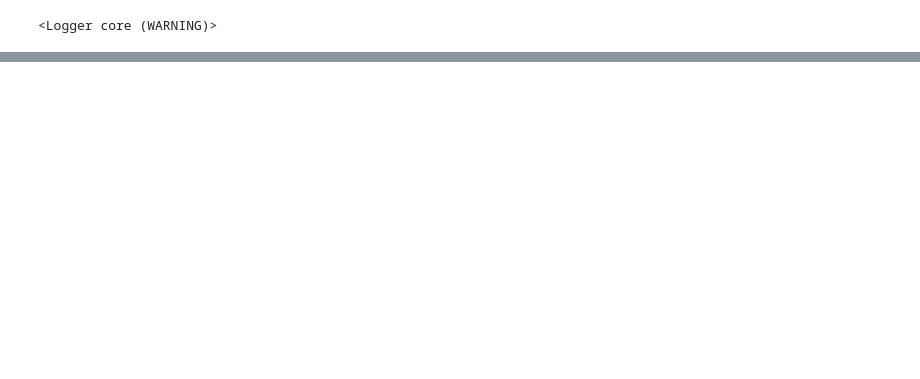
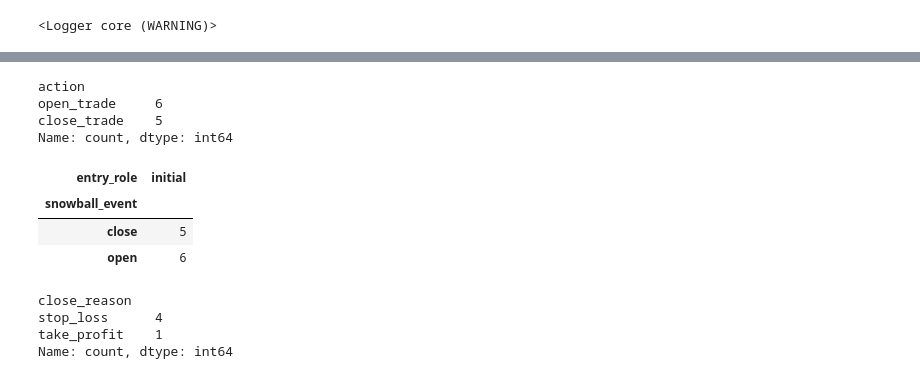
Before and after one commit to yuyash/auto-forex-notebooks, a Jupyter notebook: backtest.ipynb, the cells around one changed output, grey strips where cells are left out. Drawn from its saved outputs; the diff is of its cells as text; code cells hidden in the pictures; blank space fills up the shorter version.

```diff
--- a/backtest.ipynb
+++ b/backtest.ipynb
@@ -192 +248,27 @@ Name: count, dtype: int64
+# %%
+if signals_df.empty:
+    print("no Snowball events")
+else:
+    display(signals_df["action"].value_counts().rename("count"))
+    display(
+        pd.crosstab(
+            signals_df["snowball_event"],
+            signals_df["entry_role"].fillna("n/a"),
+            dropna=False,
+        )
+    )
+    display(signals_df["close_reason"].dropna().value_counts().rename("count"))
+# %% [output]
+action
+open_trade     6
+close_trade    5
+Name: count, dtype: int64
+| entry_role | initial |
+| snowball_event |  |
+| close | 5 |
+| open | 6 |
+close_reason
+stop_loss      4
+take_profit    1
+Name: count, dtype: int64
 # %%
```
Also changed, not shown: parts of 23 cells of this notebook, 5 other files.
